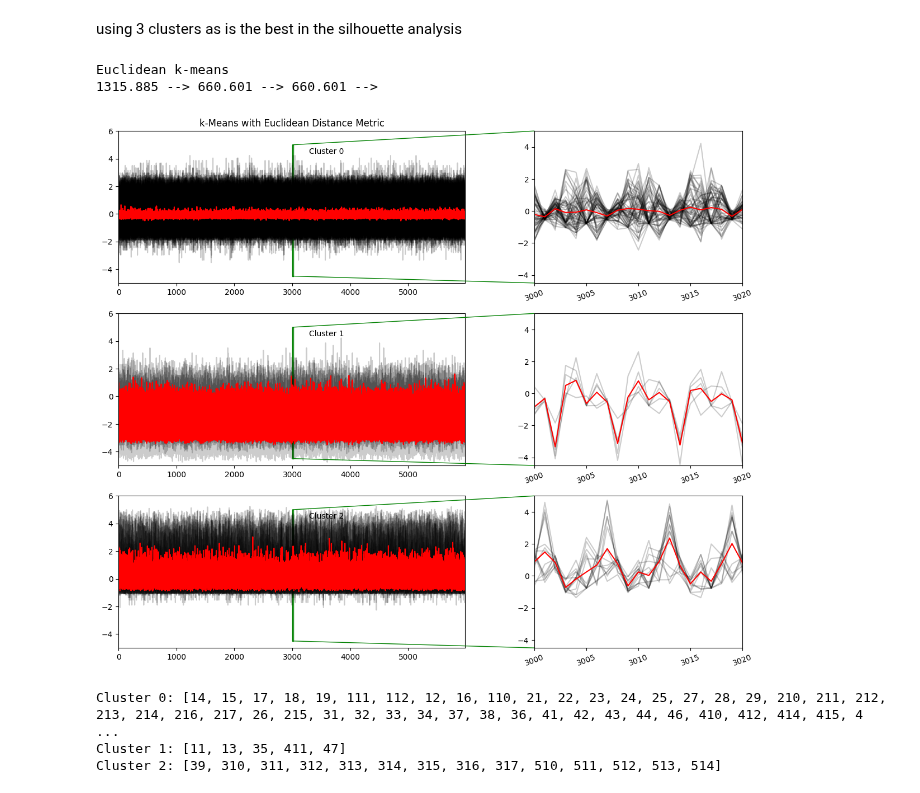
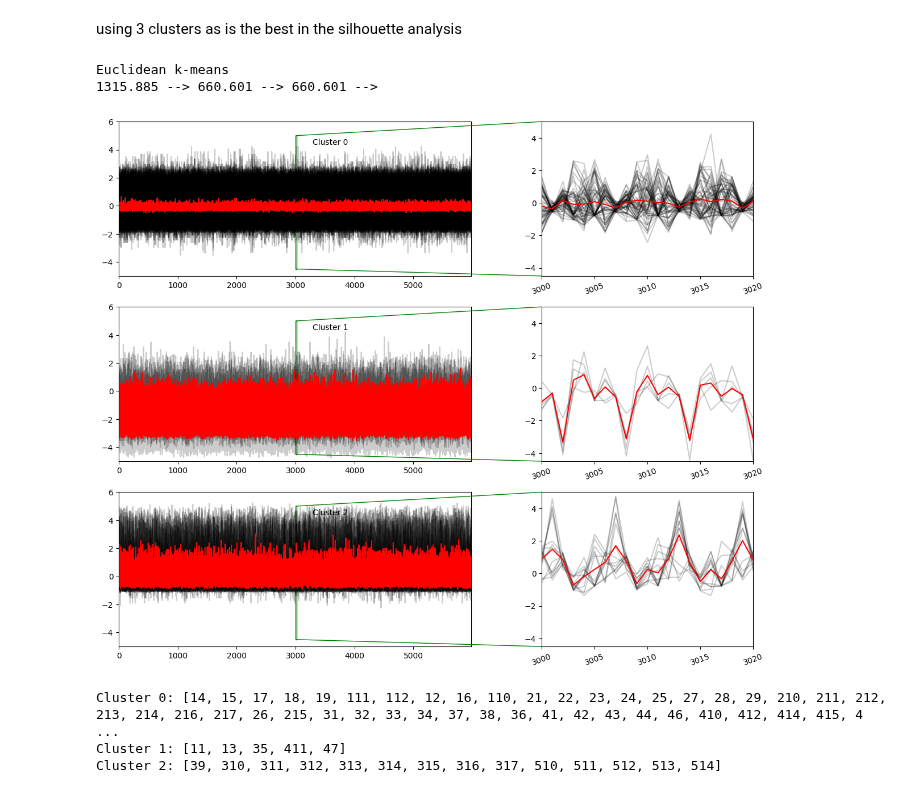
Before and after one commit to sarabreu/thesis_dev, a Jupyter notebook: 5_time_series_clustering/all_imp_vars/clean_solar.ipynb, the cells around one changed output. Cells and saved outputs as stored; diff of their text form; code cells hidden in the pictures.

```diff
--- a/5_time_series_clustering/all_imp_vars/clean_solar.ipynb
+++ b/5_time_series_clustering/all_imp_vars/clean_solar.ipynb
@@ -389,16 +393,16 @@ def zoom_in_plot(X_train, y_pred, cluster_centers, sz, title:str, num_clusters,
 # %%
 # Euclidean k-means
 print("Euclidean k-means")
 km = TimeSeriesKMeans(n_clusters=3, verbose=True, random_state=seed)
 y_pred_euclidean = km.fit_predict(train_pca)
 
 cluster_centers_reshaped = km.cluster_centers_.reshape(3, 2)
 
-zoom_in_plot(X_train, y_pred_euclidean, cluster_centers_reshaped, sz, 'k-Means with Euclidean Distance Metric', num_clusters=3)
+zoom_in_plot(X_train, y_pred_euclidean, cluster_centers_reshaped, sz, '', num_clusters=3)
 # %% [output]
 Euclidean k-means
 1315.885 --> 660.601 --> 660.601 -->
-[figure, old version]
+[figure, new version]
 # %%
 with open('intermediate_without_out/euclidean_solar.pickle', 'wb') as f:
     pickle.dump(km, f)
```
Also changed, not shown: parts of 3 cells of this notebook.
